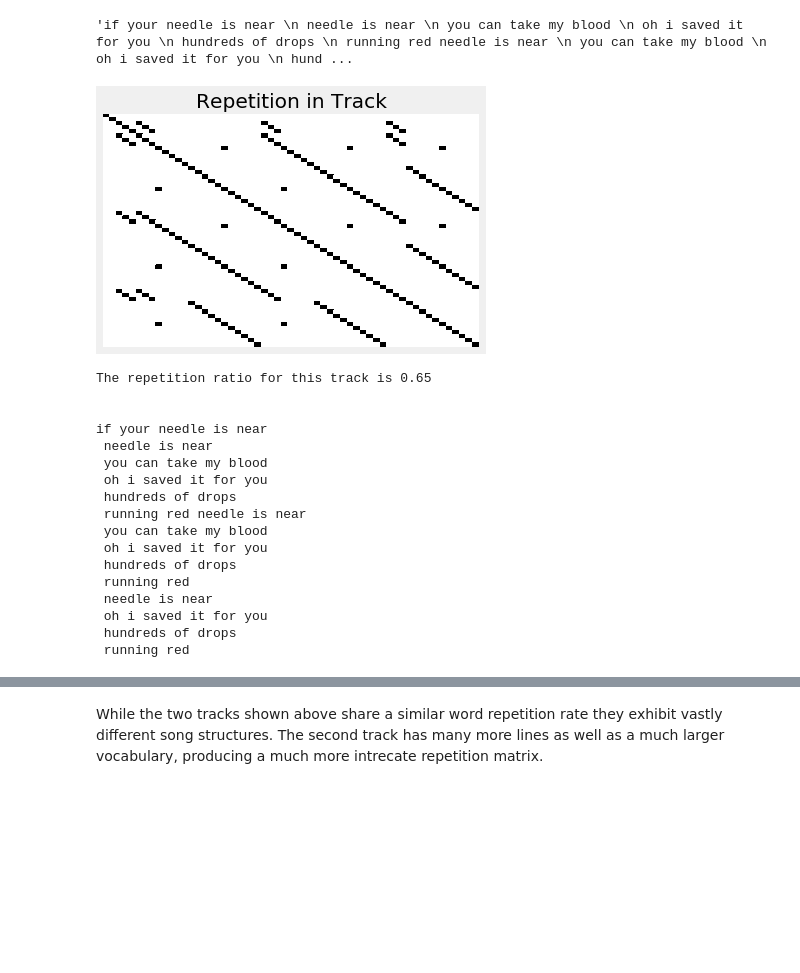
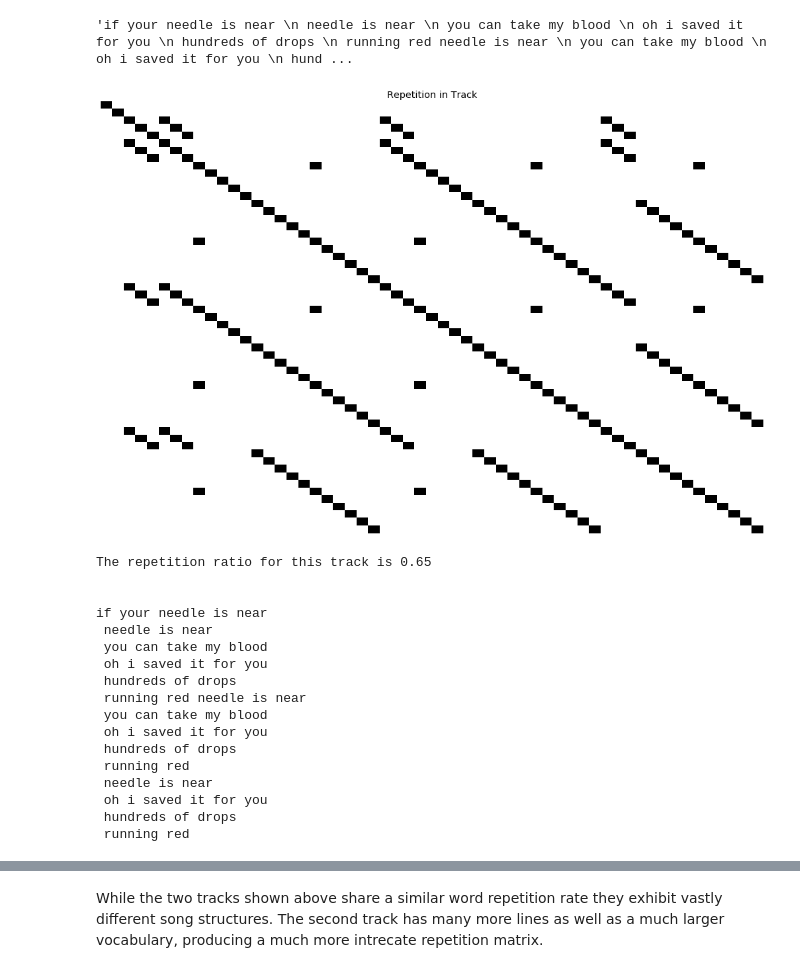
Before and after one commit to csinatra/crooner, a Jupyter notebook: notebooks/02_eda.ipynb, the cells around one changed output, grey strips where cells are left out. Saved outputs shown, nothing was run; the diff lists cells and outputs as text; code cells hidden in the pictures; blank space fills up the shorter version.

Commit message:
readme, notebook cleanup

```diff
--- a/notebooks/02_eda.ipynb
+++ b/notebooks/02_eda.ipynb
@@ -265,7 +265,7 @@ To direct model development, it will be important to understand the structure of
 # %% [markdown]
 Here, I define a helper function inspired by Rick Wicklin [(source)](https://blogs.sas.com/content/iml/2018/03/14/visualize-repetition-lyrics.html) that helps visualize word repetition within a track. Each word makes up a row within the matrix and if the word is repeated the cell is filled in. As we can see, tracks have wide variation not just in word length, but also in word repetition.
 # %%
-def lyrics_grid(track, df=lyric_df):
+def lyric_grid(track):
 #     track = df.loc[track_id, 'clean_lyrics']
 
     lyrics_spaced = re.sub(r'( +)', ' ', track)
@@ -279,6 +279,7 @@ def lyrics_grid(track, df=lyric_df):
         hits = [j for j, word in enumerate(lyrics_split) if word == lyrics_split[i]]
         grid[i,[hits]] = 1
 
+    plt.figure(figsize=(16,12))
     plt.title('Repetition in Track');
     plt.xlabel('Word Number');
     plt.ylabel('Word Number');
@@ -298,9 +299,9 @@ lyric_df.clean_lyrics.iloc[0]
 # %% [output]
 'if your needle is near \n needle is near \n you can take my blood \n oh i saved it for you \n hundreds of drops \n running red needle is near \n you can take my blood \n oh i saved it for you \n hund ...
 # %%
-lyrics_grid(lyric_df.clean_lyrics.iloc[0])
+lyric_grid(lyric_df.clean_lyrics.iloc[0])
 # %% [output]
-[figure, old version]
+[figure, new version]
 The repetition ratio for this track is 0.65
 
 
```
Also changed, not shown: parts of 52 cells of this notebook, 14 other files.
